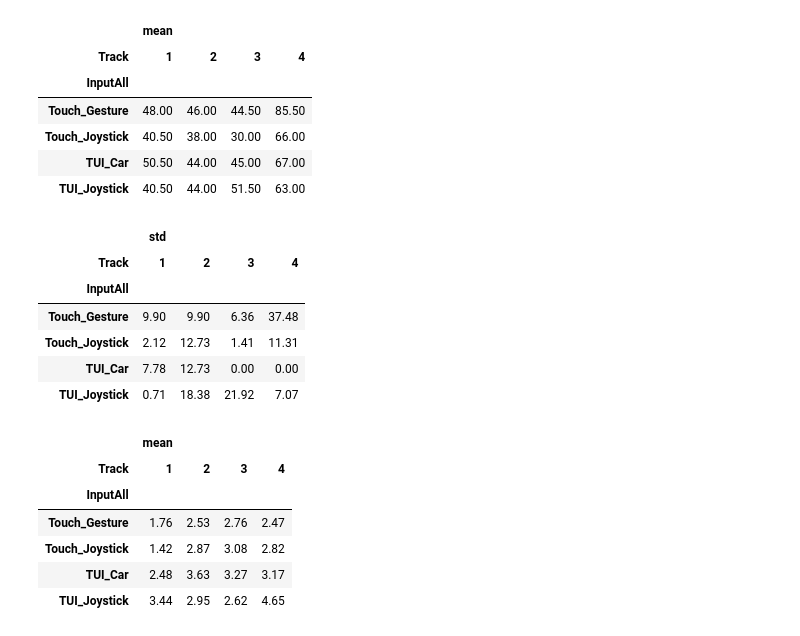
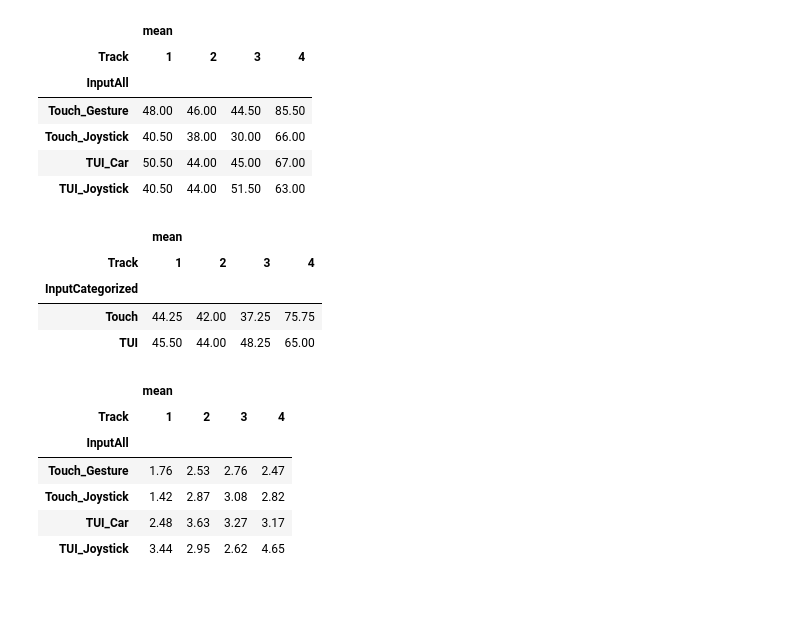
Before and after one commit to eqbic/Masterarbeit-Evaluation, a Jupyter notebook: evaluation.ipynb, the cells around one changed output. Cells and saved outputs as stored; diff of their text form; code cells hidden in the pictures; blank space fills up the shorter version.

```diff
--- a/evaluation.ipynb
+++ b/evaluation.ipynb
@@ -115,14 +115,14 @@ class ResultPlotter:
     def summary(self):
         return self.data_frame.style.format(precision=2)
 
-    def print_result(self, result_param: ResultParam, input_filter: InputFilter, aggfunc: str, plot = False, color=False):
+    def print_result(self, result_param: ResultParam, input_filter: InputFilter, aggfunc: str, min:float = None, max:float = None, plot = False, color=False):
         table = self.data_frame.pivot_table(index=input_filter.name, columns="Track", values=result_param.name, aggfunc=[aggfunc], sort=False)
         if plot:
             plt.figure()
             table.plot.bar()
         style = table.style
         if color:
-            style = style.background_gradient(axis=0, cmap='Reds')
+            style = style.background_gradient(axis=0, cmap='Reds', vmin=min, vmax=max)
         return style.format(precision=2)
 # %%
 plotter = ResultPlotter()
@@ -157,13 +157,11 @@ plotter.print_result(ResultParam.Time, InputFilter.InputAll, aggfunc='mean', col
 | TUI_Car | 50.50 | 44.00 | 45.00 | 67.00 |
 | TUI_Joystick | 40.50 | 44.00 | 51.50 | 63.00 |
 # %%
-plotter.print_result(ResultParam.Time, InputFilter.InputAll, aggfunc='std', plot=False)
+plotter.print_result(ResultParam.Time, InputFilter.InputCategorized, aggfunc='mean', color=True, plot=False)
 # %% [output]
-|  | std |  |  |  |
+|  | mean |  |  |  |
 | Track | 1 | 2 | 3 | 4 |
-| InputAll |  |  |  |  |
-| Touch_Gesture | 9.90 | 9.90 | 6.36 | 37.48 |
-| Touch_Joystick | 2.12 | 12.73 | 1.41 | 11.31 |
-| TUI_Car | 7.78 | 12.73 | 0.00 | 0.00 |
-| TUI_Joystick | 0.71 | 18.38 | 21.92 | 7.07 |
+| InputCategorized |  |  |  |  |
+| Touch | 44.25 | 42.00 | 37.25 | 75.75 |
+| TUI | 45.50 | 44.00 | 48.25 | 65.00 |
 # %%
```
Also changed, not shown: parts of 2 cells of this notebook.
